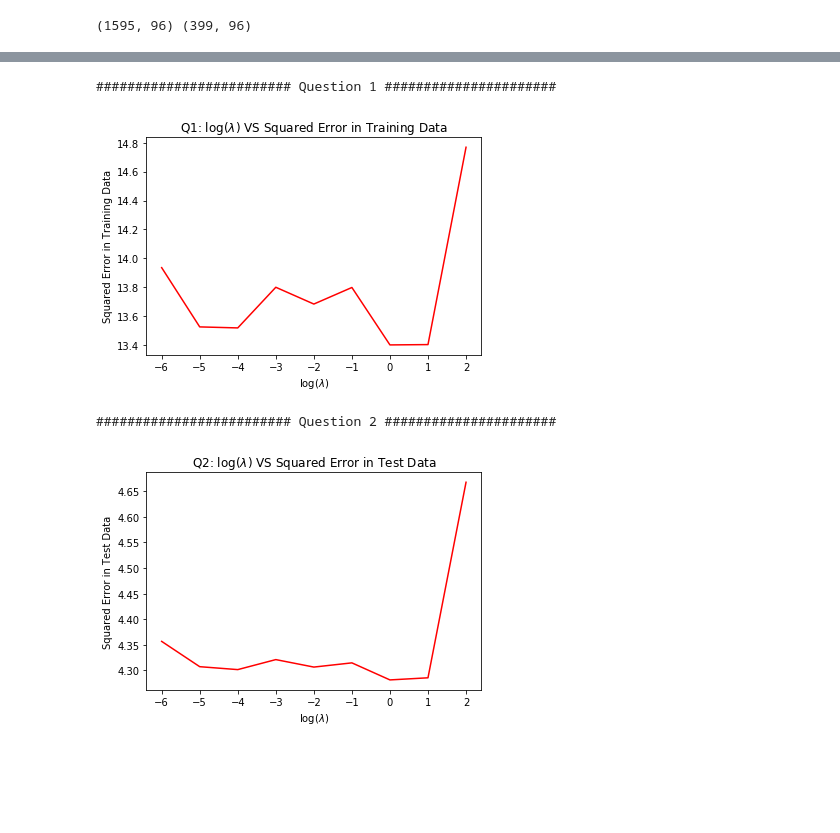
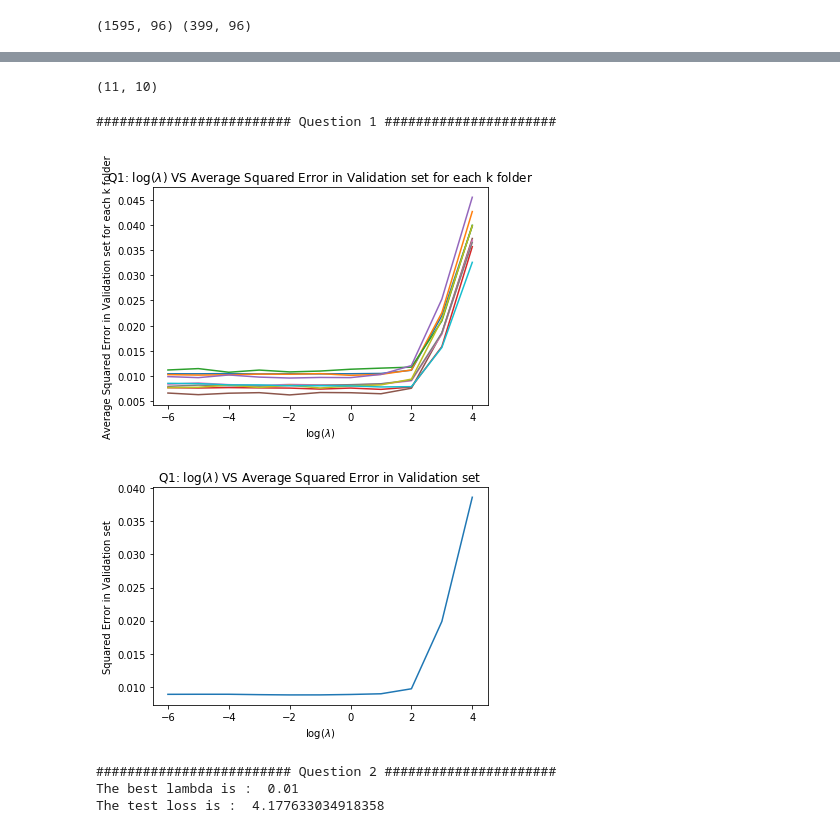
Before and after one commit to Line290/Machine_Learning_HW, a Jupyter notebook: HW4/HW4.ipynb, the cells around one changed output, grey strips where cells are left out. Cells and saved outputs as stored; diff of their text form; code cells hidden in the pictures; blank space fills up the shorter version.

```diff
--- a/HW4/HW4.ipynb
+++ b/HW4/HW4.ipynb
@@ -201,23 +258,40 @@ Validation loss:  1.2684878637728376
+# %%
+val_loss_all = np.asarray(val_loss_all)
+print val_loss_all.shape
+# %% [output]
+(11, 10)
+# %%
+print "######################### Question 1 ######################"
+for i in range(K):
+    pl.plot(np.log(np.asarray(regs))/np.log(10), val_loss_all[:, i])
+pl.xlabel('log$(\lambda)$')
+pl.ylabel('Average Squared Error in Validation set for each k folder')
+pl.title('Q1: log$(\lambda)$ VS Average Squared Error in Validation set for each k folder')
+pl.show()
+
+pl.plot(np.log(np.asarray(regs))/np.log(10), np.mean(val_loss_all, axis=1))
+pl.xlabel('log$(\lambda)$')
+pl.ylabel('Squared Error in Validation set')
+pl.title('Q1: log$(\lambda)$ VS Average Squared Error in Validation set')
+pl.show()
+# %% [output]
+######################### Question 1 ######################
+[figure, added]
+[figure, added]
 # %%
-print "######################### Question 1 ######################"
-pl.plot(np.log(np.asarray(regs))/np.log(10), results_train, 'r-')
-pl.xlabel('log$(\lambda)$')
-pl.ylabel('Squared Error in Training Data')
-pl.title('Q1: log$(\lambda)$ VS Squared Error in Training Data')
-pl.show()
+print "######################### Question 2 ######################"
+# pl.plot(np.log(np.asarray(regs))/np.log(10), results_test, 'r-')
+# pl.xlabel('log$(\lambda)$')
+# pl.ylabel('Squared Error in Test Data')
+# pl.title('Q2: log$(\lambda)$ VS Squared Error in Test Data')
+# pl.show()
+test_loss = loss_gradient(X_test, y_test, best_W_all, best_reg, Is_train=False)
+print "The best lambda is : ", best_reg
+print "The test loss is : ", test_loss
 # %% [output]
-######################### Question 1 ######################
+######################### Question 2 ######################
+The best lambda is :  0.01
+The test loss is :  4.177633034918358
-[figure, removed]
-# %%
-print "######################### Question 2 ######################"
-pl.plot(np.log(np.asarray(regs))/np.log(10), results_test, 'r-')
-pl.xlabel('log$(\lambda)$')
-pl.ylabel('Squared Error in Test Data')
-pl.title('Q2: log$(\lambda)$ VS Squared Error in Test Data')
-pl.show()
-# %% [output]
-######################### Question 2 ######################
-[figure, removed]
 # %%
 print "######################### Question 3 ######################"
 pl.plot(np.log(np.asarray(regs))/np.log(10), num_small_coefs, 'r-')
```
Also changed, not shown: parts of 6 cells of this notebook, 11 other files.
